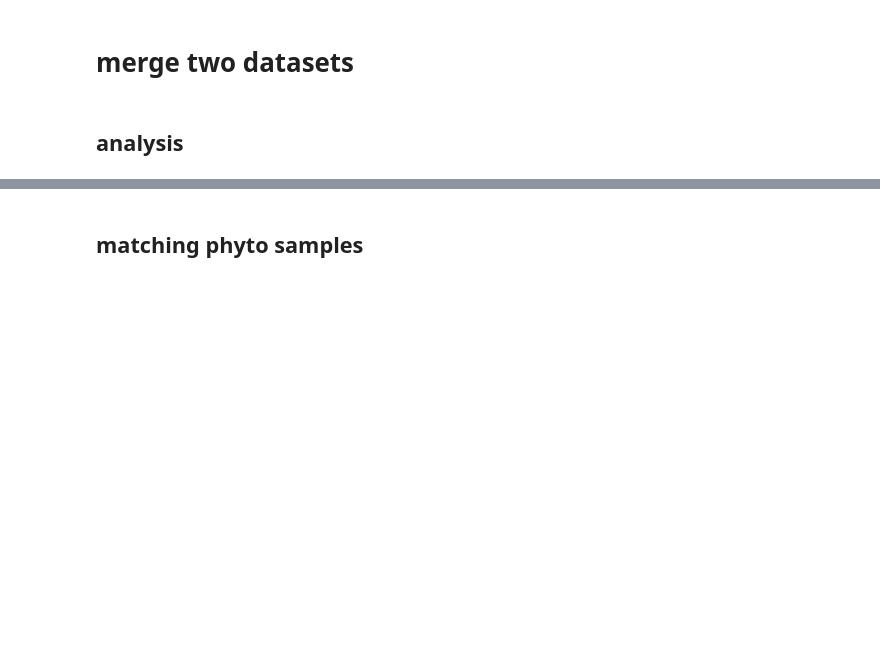
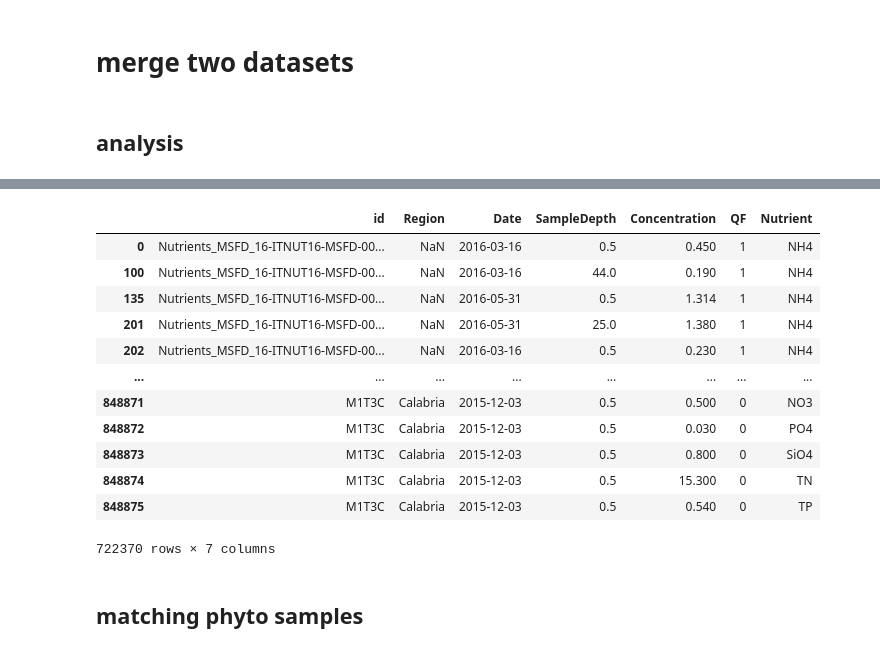
Before and after one commit to Alberto-Ghedin/ISPRA_20152017_Analysis, a Jupyter notebook: Create_dataset/modify_raw_env_data.ipynb, the cells around one changed output, grey strips where cells are left out. Drawn from its saved outputs; the diff is of its cells as text; code cells hidden in the pictures; blank space fills up the shorter version.

```diff
--- a/Create_dataset/modify_raw_env_data.ipynb
+++ b/Create_dataset/modify_raw_env_data.ipynb
@@ -320,6 +360,22 @@ samples_2015 = raw_data.loc[raw_data["Date"] <= datetime(2016,1,1), ["id", "Date
 nut_nor_in_ml = raw_data.loc[(raw_data["Date"] >= datetime(2016,1,1)) & (raw_data["Nutrient"].isin(["O_sat", "E_cond", "pH"])) &(raw_data["SampleDepth"] < max_depth), ["id", "Date", "Region", "Nutrient", "Concentration", "SampleDepth", "LOD_LOQ_Flag"]].rename(columns = {"LOD_LOQ_Flag" : "QF"})
 # %%
 df_chem_phys = pd.concat([ml_long, samples_not_in_ml, samples_2015, nut_nor_in_ml], axis=0).drop_duplicates()
+# %%
+df_chem_phys
+# %% [output]
+|  | id | Region | Date | SampleDepth | Concentration | QF | Nutrient |
+| 0 | Nutrients_MSFD_16-ITNUT16-MSFD-00... | NaN | 2016-03-16 | 0.5 | 0.450 | 1 | NH4 |
+| 100 | Nutrients_MSFD_16-ITNUT16-MSFD-00... | NaN | 2016-03-16 | 44.0 | 0.190 | 1 | NH4 |
+| 135 | Nutrients_MSFD_16-ITNUT16-MSFD-00... | NaN | 2016-05-31 | 0.5 | 1.314 | 1 | NH4 |
+| 201 | Nutrients_MSFD_16-ITNUT16-MSFD-00... | NaN | 2016-05-31 | 25.0 | 1.380 | 1 | NH4 |
+| 202 | Nutrients_MSFD_16-ITNUT16-MSFD-00... | NaN | 2016-03-16 | 0.5 | 0.230 | 1 | NH4 |
+| ... | ... | ... | ... | ... | ... | ... | ... |
+| 848871 | M1T3C | Calabria | 2015-12-03 | 0.5 | 0.500 | 0 | NO3 |
+| 848872 | M1T3C | Calabria | 2015-12-03 | 0.5 | 0.030 | 0 | PO4 |
+| 848873 | M1T3C | Calabria | 2015-12-03 | 0.5 | 0.800 | 0 | SiO4 |
+| 848874 | M1T3C | Calabria | 2015-12-03 | 0.5 | 15.300 | 0 | TN |
+| 848875 | M1T3C | Calabria | 2015-12-03 | 0.5 | 0.540 | 0 | TP |
+722370 rows × 7 columns
 # %%
 df_chem_phys.to_csv(_HOME_ + "/ISPRA_20152017_Analysis/Create_dataset/df_chem_phys.csv", index=False)
 # %% [markdown]
```
Also changed, not shown: parts of 9 cells of this notebook, 17 other files.
